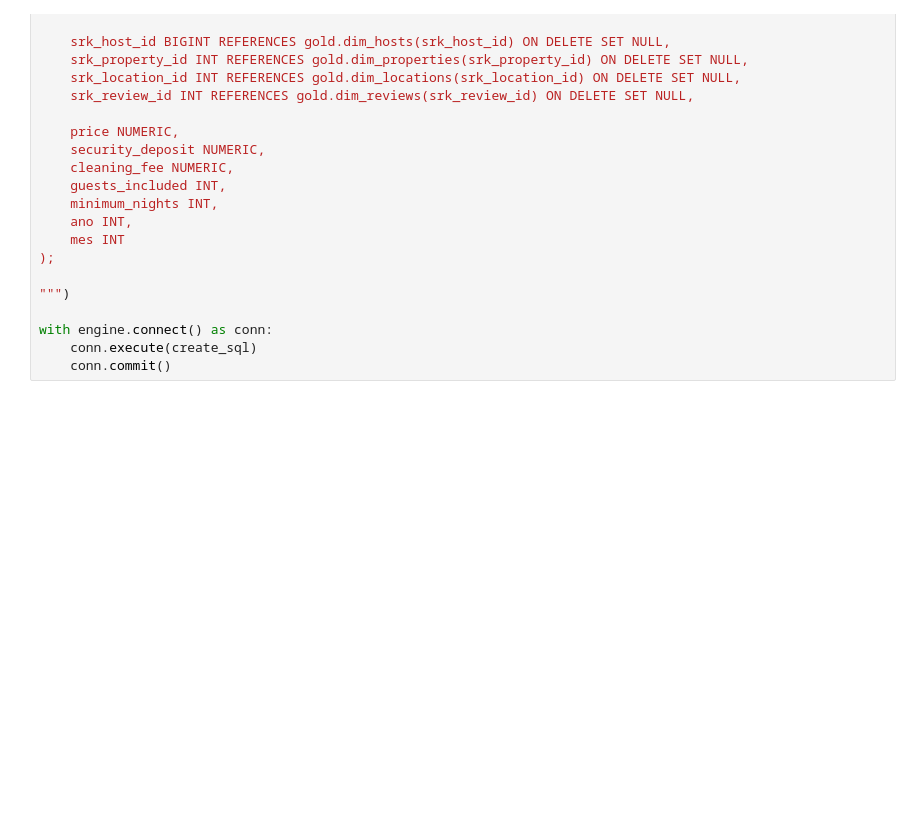
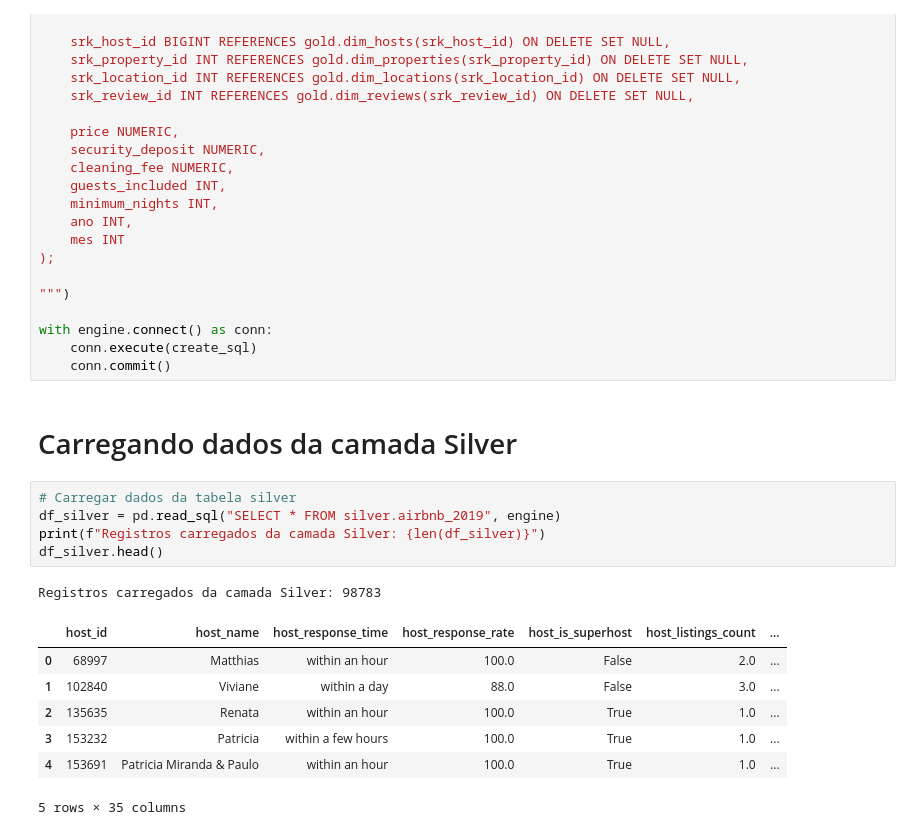
Before and after one commit to WolffStein/Airbnb_2019_Rio, a Jupyter notebook: data_layer/transformer/silver_to_gold.ipynb, the cells around one changed output. Saved outputs shown, nothing was run; the diff lists cells and outputs as text; blank space fills up the shorter version.

```diff
--- a/data_layer/transformer/silver_to_gold.ipynb
+++ b/data_layer/transformer/silver_to_gold.ipynb
@@ -126,3 +126,19 @@ CREATE TABLE gold.fact_ocorrencias (
 with engine.connect() as conn:
     conn.execute(create_sql)
     conn.commit()
+# %% [markdown]
+# Carregando dados da camada Silver
+# %%
+# Carregar dados da tabela silver
+df_silver = pd.read_sql("SELECT * FROM silver.airbnb_2019", engine)
+print(f"Registros carregados da camada Silver: {len(df_silver)}")
+df_silver.head()
+# %% [output]
+Registros carregados da camada Silver: 98783
+|  | host_id | host_name | host_response_time | host_response_rate | host_is_superhost | host_listings_count | ... |
+| 0 | 68997 | Matthias | within an hour | 100.0 | False | 2.0 | ... |
+| 1 | 102840 | Viviane | within a day | 88.0 | False | 3.0 | ... |
+| 2 | 135635 | Renata | within an hour | 100.0 | True | 1.0 | ... |
+| 3 | 153232 | Patricia | within a few hours | 100.0 | True | 1.0 | ... |
+| 4 | 153691 | Patricia Miranda & Paulo | within an hour | 100.0 | True | 1.0 | ... |
+5 rows × 35 columns
```
Also changed, not shown: parts of 10 cells of this notebook, 6 other files.
